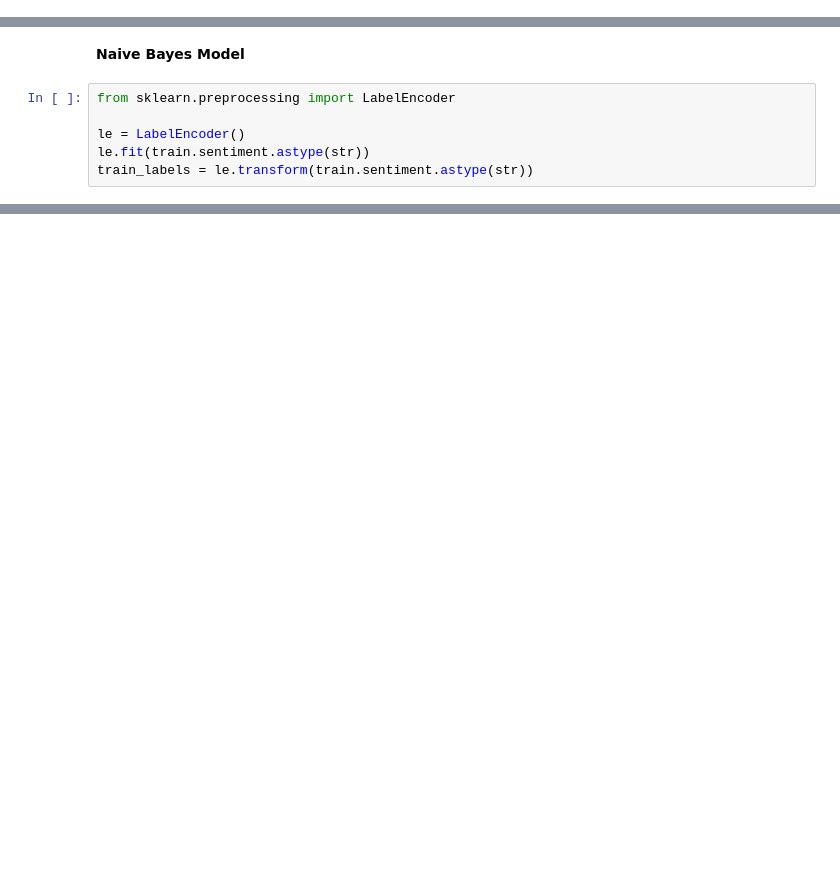
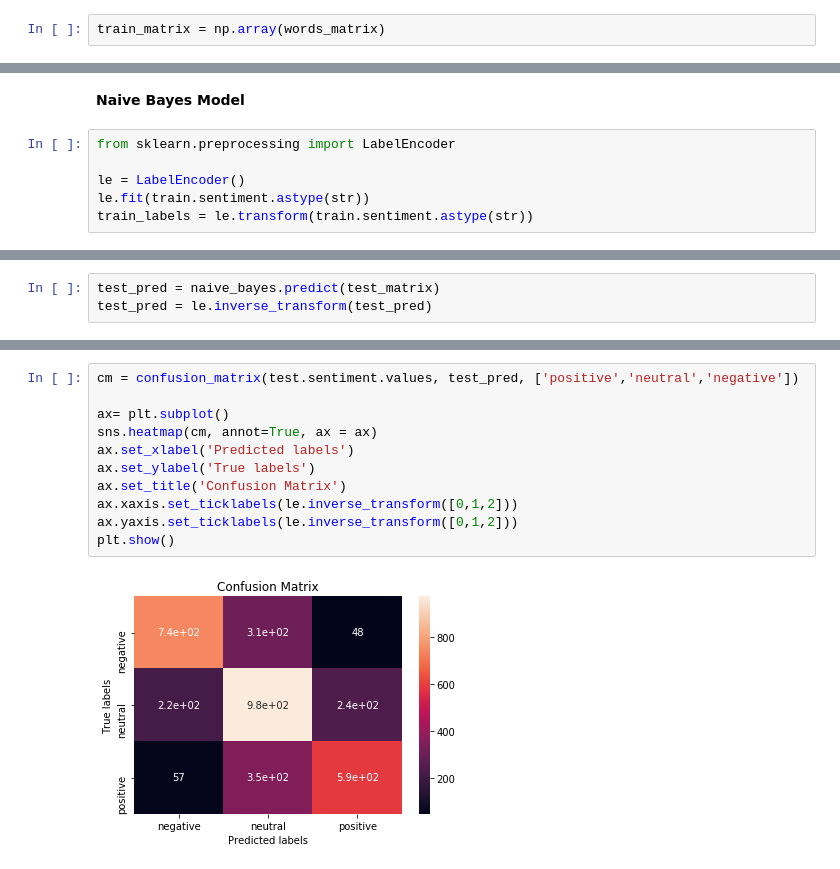
Before and after one commit to alexkapele/tweet_sentiment, a Jupyter notebook: sentiment_analysis.ipynb, the cells around one changed output, grey strips where cells are left out. Cells and saved outputs as stored; diff of their text form; blank space fills up the shorter version.

```diff
--- a/sentiment_analysis.ipynb
+++ b/sentiment_analysis.ipynb
@@ -36,6 +59,8 @@ count_vector.fit(train['text'].get_values())
 #transform train to bag of words matrix
 words_array = count_vector.transform(train['text']).toarray()
 words_matrix =  pd.DataFrame(words_array, columns = count_vector.get_feature_names())
+# %%
+train_matrix = np.array(words_matrix)
 # %% [markdown]
 Count number of samples that contain each word in entire training dataset and in positive and negative samples seperately:
 # %%
@@ -167,0 +285,3 @@ naive_bayes.fit(train_matrix, train_labels)
+# %%
+test_pred = naive_bayes.predict(test_matrix)
+test_pred = le.inverse_transform(test_pred)
@@ -167,0 +300,13 @@ naive_bayes.fit(train_matrix, train_labels)
+# %%
+cm = confusion_matrix(test.sentiment.values, test_pred, ['positive','neutral','negative'])
+
+ax= plt.subplot()
+sns.heatmap(cm, annot=True, ax = ax)
+ax.set_xlabel('Predicted labels')
+ax.set_ylabel('True labels')
+ax.set_title('Confusion Matrix')
+ax.xaxis.set_ticklabels(le.inverse_transform([0,1,2]))
+ax.yaxis.set_ticklabels(le.inverse_transform([0,1,2]))
+plt.show()
+# %% [output]
+[figure, added]
```
Also changed, not shown: parts of 22 cells of this notebook.
